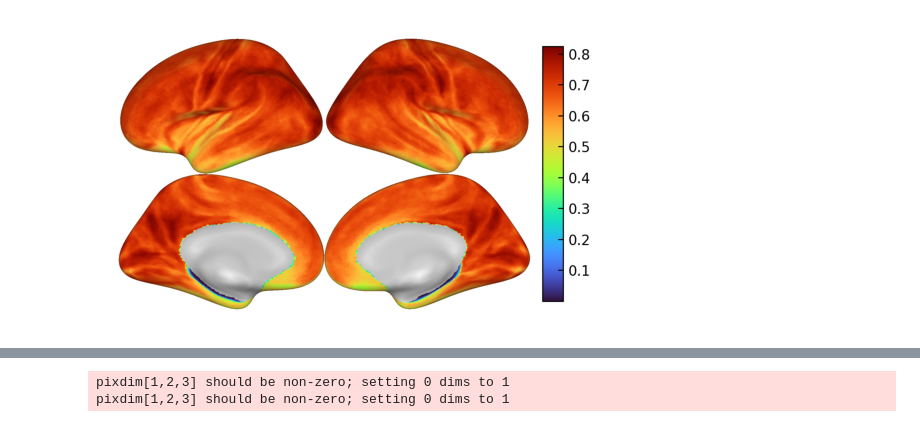
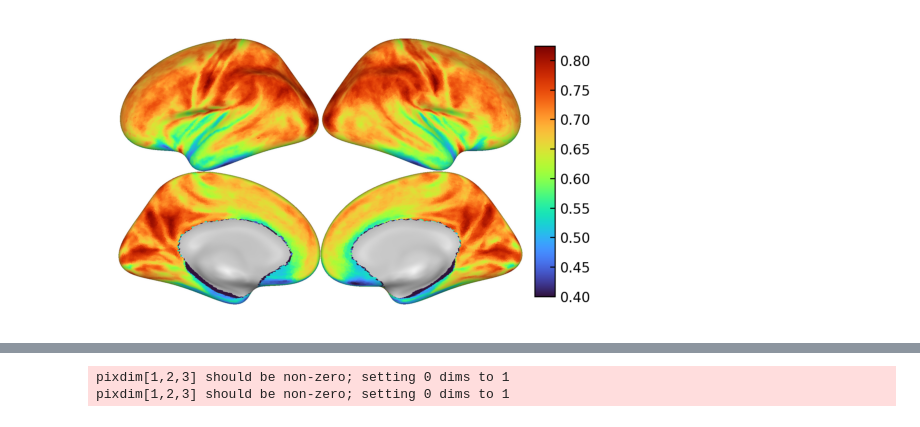
Before and after one commit to PennLINC/transdiagnostic_executive_function, a Jupyter notebook: analysis/02_plot/plot_surfaces.ipynb, the cells around one changed output, grey strips where cells are left out. Drawn from its saved outputs; the diff is of its cells as text; code cells hidden in the pictures.

```diff
--- a/analysis/02_plot/plot_surfaces.ipynb
+++ b/analysis/02_plot/plot_surfaces.ipynb
@@ -61,16 +52,15 @@ Wall time: 2.95 s
 # %%
 ciftidata=nib.load("/Users/sps253/Desktop/data/group-reho_task-rest_space-fsLR_den-91k_stat-mean.dscalar.nii").get_fdata()[0,:]
-# hippmask=nib.load("/Users/sps253/Desktop/atlases/atlas-HCP/atlas-HCP_space-fsLR_den-91k_padded_dseg.dlabel.nii").get_fdata()[0,:]
-# #set cifitdate=nan where hippmak == 17 or 53
-# ciftidata[hippmask == 17] = np.nan
-# ciftidata[hippmask == 53] = np.nan
 # mask the date so that 0 is NaN
 ciftidata[ciftidata == 0] = np.nan
+low = 0.4
+high = np.nanmax(ciftidata)
+clear_cache('facemap')
 
 img=create_montage_figure(roivals=ciftidata,atlasname="cifti91k",colormap="turbo",
-                          add_colorbar=True, upscale_factor=2,
+                          clim=[low,high], add_colorbar=True, upscale_factor=2,
                           viewnames=['lateral','medial'],face_mode='best',
-                          outputimagefile='/Users/sps253/Documents/GIT/transdiagnostic_executive_function/neuroimaging_figures/surface_plots/group-reho_task-rest_space-fsLR_den-91k_stat-mean.dscalar.nii_montage.png')
+                          outputimagefile='/Users/sps253/Documents/GIT/transdiagnostic_executive_function/neuroimaging_figures/surface_plots/group-reho_task-rest_space-fsLR_den-91k_stat-mean.dscalar.nii_montage.pdf')
 plt.figure()
 plt.imshow(img)
 _=plt.axis('off')
@@ -80 +72 @@ Saved /Users/sps253/Documents/GIT/transdiagnostic_executive_function/neuroimagin
-[figure, old version]
+[figure, new version]
```
Also changed, not shown: parts of 5 cells of this notebook, 4 other files.
